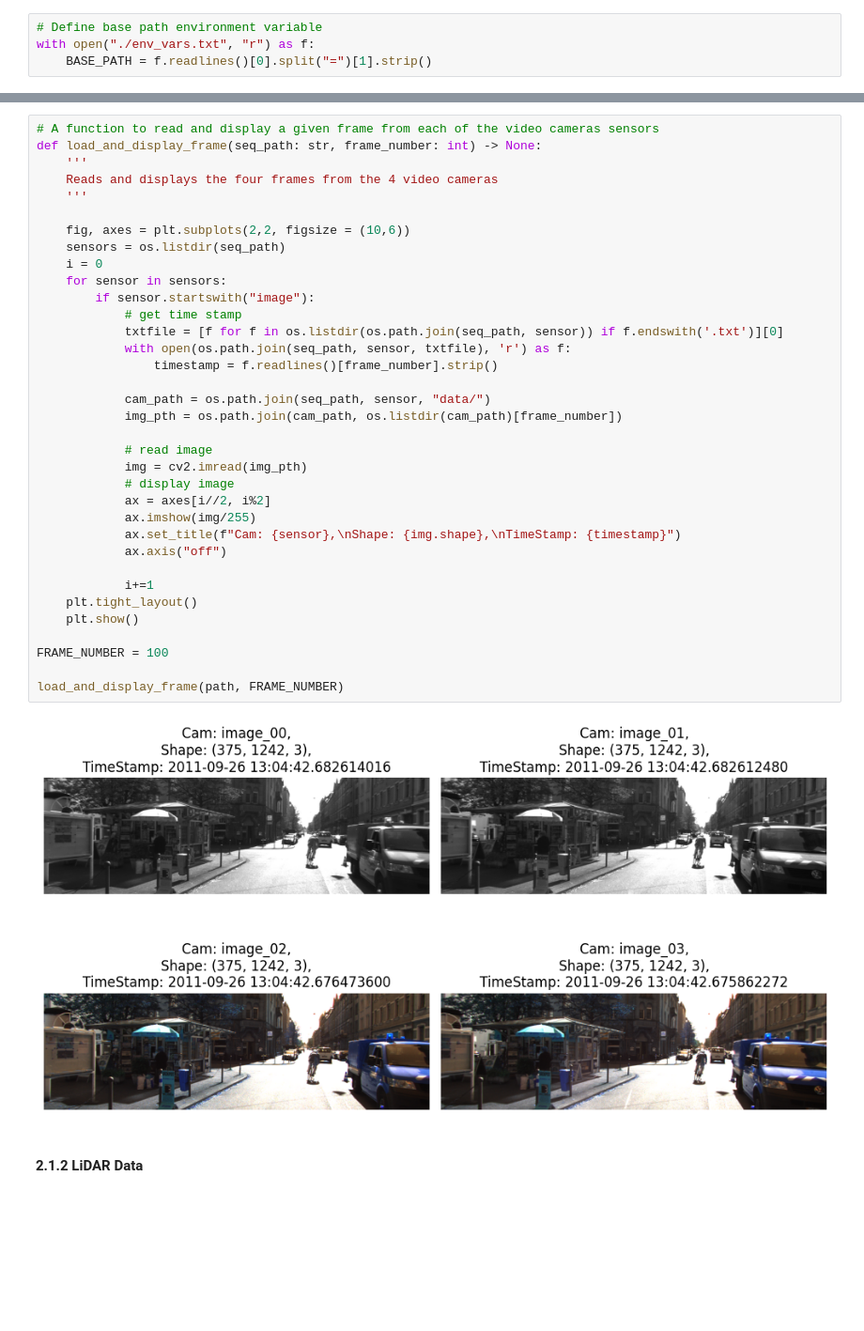
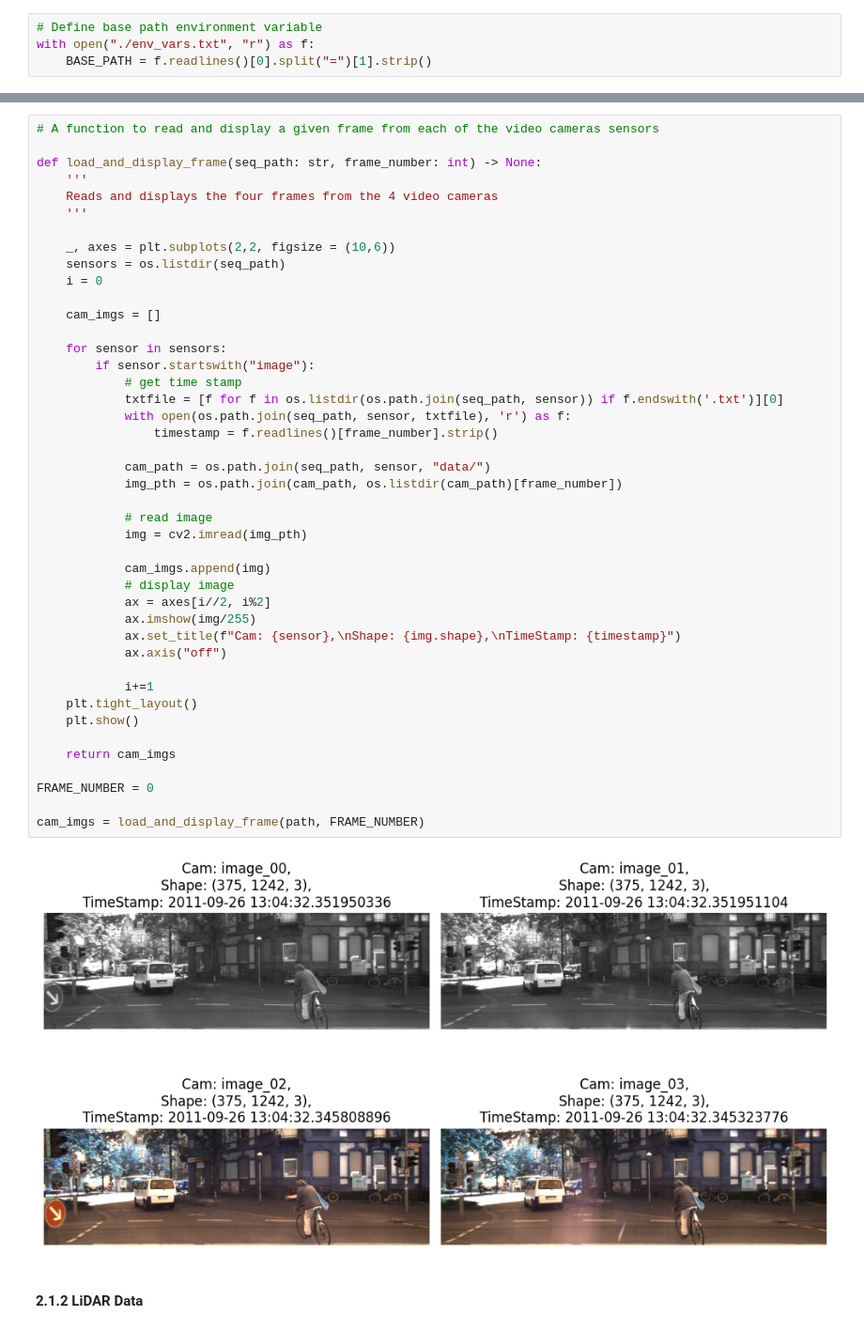
Before and after one commit to RishitSingh10/kitti_visualize, a Jupyter notebook: 01_exploring_kitti_dataset.ipynb, the cells around one changed output, grey strips where cells are left out. Shown: that part at 94% size. Cells and saved outputs as stored; diff of their text form; blank space fills up the shorter version.

```diff
--- a/01_exploring_kitti_dataset.ipynb
+++ b/01_exploring_kitti_dataset.ipynb
@@ -68,40 +68,48 @@ print(sensors)
 # %%
 # A function to read and display a given frame from each of the video cameras sensors
+
 def load_and_display_frame(seq_path: str, frame_number: int) -> None:
     '''
     Reads and displays the four frames from the 4 video cameras
     '''
 
-    fig, axes = plt.subplots(2,2, figsize = (10,6))
+    _, axes = plt.subplots(2,2, figsize = (10,6))
     sensors = os.listdir(seq_path)
     i = 0
+
+    cam_imgs = []
+
     for sensor in sensors:
         if sensor.startswith("image"):
             # get time stamp
             txtfile = [f for f in os.listdir(os.path.join(seq_path, sensor)) if f.endswith('.txt')][0]
             with open(os.path.join(seq_path, sensor, txtfile), 'r') as f:
                 timestamp = f.readlines()[frame_number].strip()
 
             cam_path = os.path.join(seq_path, sensor, "data/")
             img_pth = os.path.join(cam_path, os.listdir(cam_path)[frame_number])
 
             # read image
             img = cv2.imread(img_pth)
+
+            cam_imgs.append(img)
             # display image
             ax = axes[i//2, i%2]
             ax.imshow(img/255)
             ax.set_title(f"Cam: {sensor},\nShape: {img.shape},\nTimeStamp: {timestamp}")
             ax.axis("off")
 
             i+=1
     plt.tight_layout()
     plt.show()
 
-FRAME_NUMBER = 100
+    return cam_imgs
 
-load_and_display_frame(path, FRAME_NUMBER)
+FRAME_NUMBER = 0
+
+cam_imgs = load_and_display_frame(path, FRAME_NUMBER)
 # %% [output]
-[figure, old version]
+[figure, new version]
 # %% [markdown]
 #### 2.1.2 LiDAR Data
 # %%
```
Also changed, not shown: parts of 7 cells of this notebook, 1 other file.
